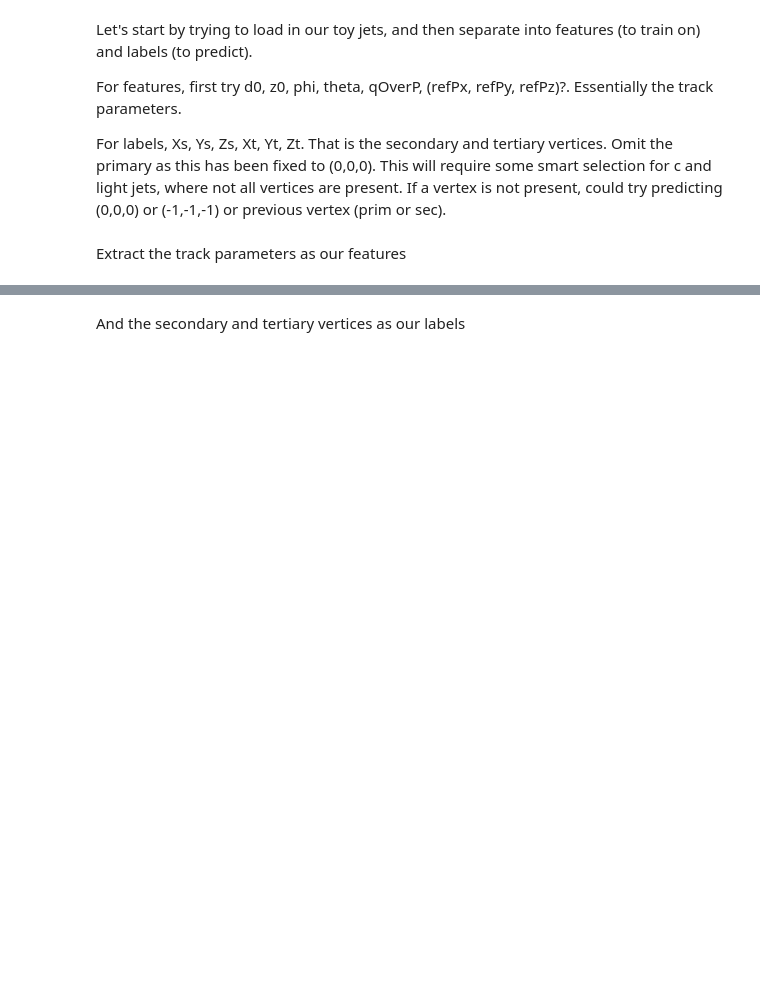
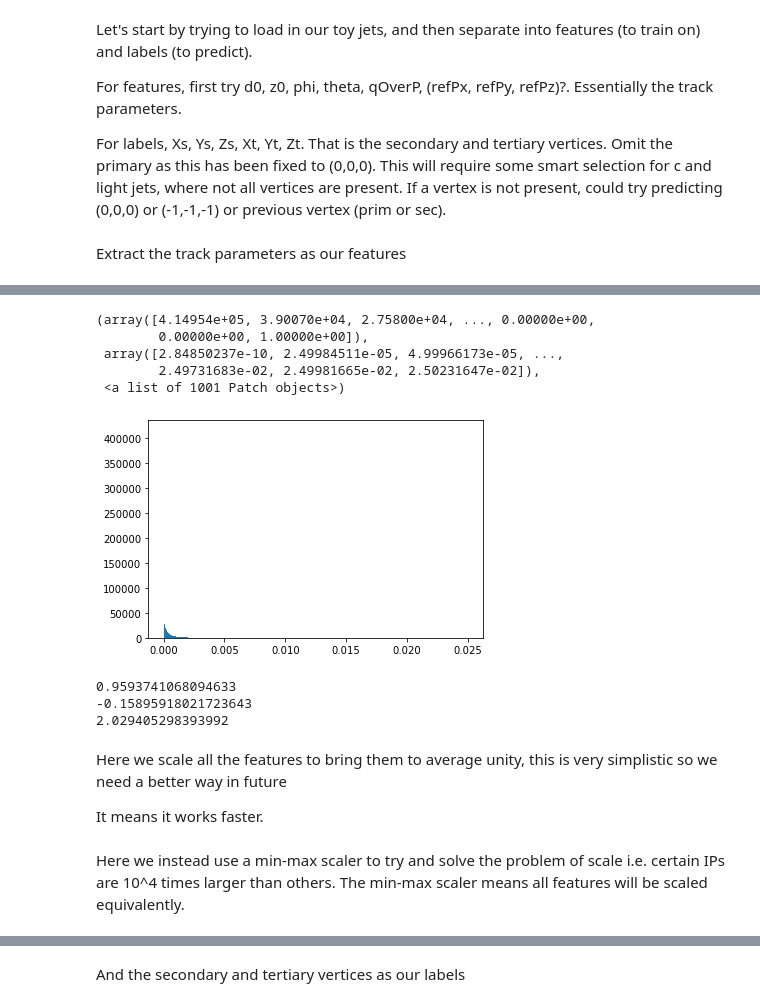
Before and after one commit to gregbarbour/RNNProject, a Jupyter notebook: an_rnn_example.ipynb, the cells around one changed output, grey strips where cells are left out. Saved outputs shown, nothing was run; the diff lists cells and outputs as text; code cells hidden in the pictures; blank space fills up the shorter version.

```diff
--- a/an_rnn_example.ipynb
+++ b/an_rnn_example.ipynb
@@ -39,0 +44,26 @@ X = trks # following convention name the features as the vector 'X'
+# %%
+d0s = np.reshape(X[:,:,0],(3000000))
+d0s = d0s[~(d0s == 0)]
+d0s
+plt.hist(d0s,bins='scott') # I believe this is the array containing all the d0s
+# %% [output]
+(array([4.14954e+05, 3.90070e+04, 2.75800e+04, ..., 0.00000e+00,
+        0.00000e+00, 1.00000e+00]),
+ array([2.84850237e-10, 2.49984511e-05, 4.99966173e-05, ...,
+        2.49731683e-02, 2.49981665e-02, 2.50231647e-02]),
+ <a list of 1001 Patch objects>)
+[figure, added]
+# %%
+print(np.mean(X[:,:,0]*1e4))
+print(np.mean(X[:,:,1]*1e6))
+print(np.mean(X[:,:,4]*1e4))
+# so we will apply the above multiples, this will bring the averages to about unity (unfortunately some outliers will
+# be very large, so probs better to use a min max scaler or something but then exclude 0?)
+# %% [output]
+0.9593741068094633
+-0.15895918021723643
+2.029405298393992
+# %% [markdown]
+Here we scale all the features to bring them to average unity, this is very simplistic so we need a better way in future
+
+It means it works faster.
@@ -39,0 +78,2 @@ X = trks # following convention name the features as the vector 'X'
+# %% [markdown]
+Here we instead use a min-max scaler to try and solve the problem of scale i.e. certain IPs are 10^4 times larger than others. The min-max scaler means all features will be scaled equivalently.
```
Also changed, not shown: parts of 12 cells of this notebook.
